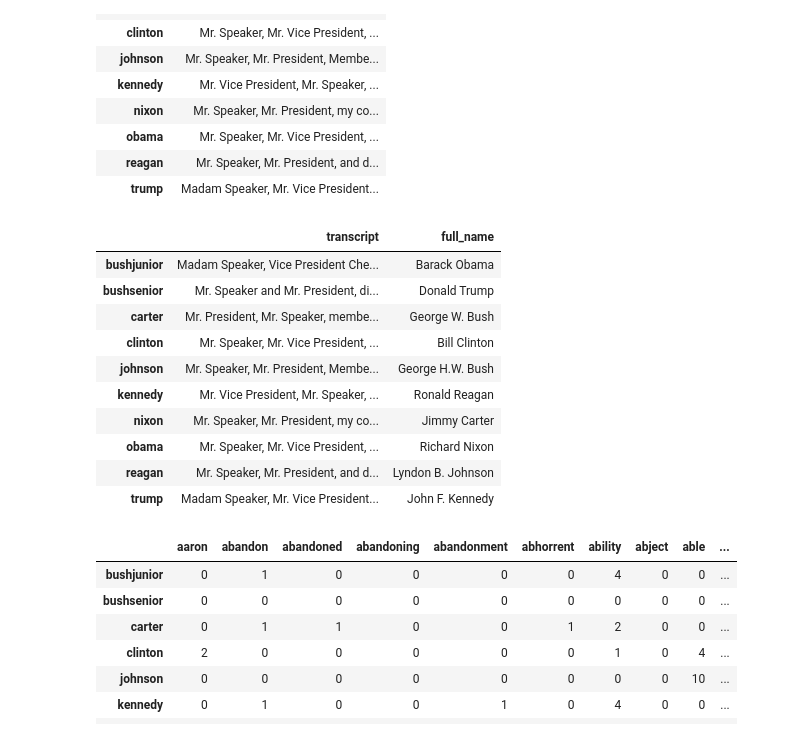
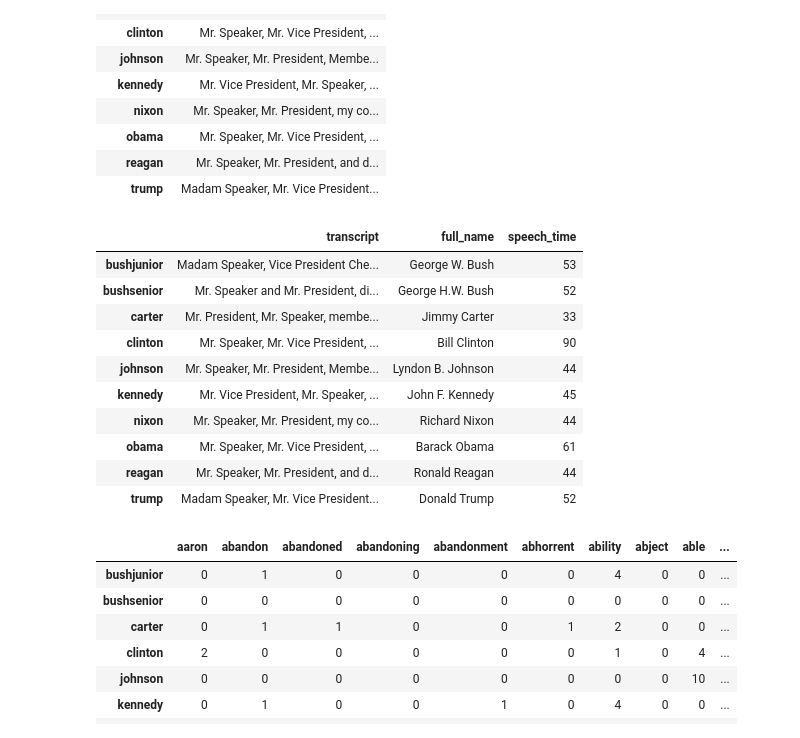
Before and after one commit to grem848/PythonExamProject2019, a Jupyter notebook: Data Cleaning.ipynb, the cells around one changed output. Cells and saved outputs as stored; diff of their text form; code cells hidden in the pictures.

```diff
--- a/Data Cleaning.ipynb
+++ b/Data Cleaning.ipynb
@@ -200,22 +200,23 @@ data_df
 | trump | Madam Speaker, Mr. Vice President... |
 # %%
 # Let's add the presidents' full names as well
-full_names = ['Barack Obama', 'Donald Trump', 'George W. Bush', 'Bill Clinton', 'George H.W. Bush', 'Ronald Reagan', 'Jimmy Carter', 'Richard Nixon', 'Lyndon B. Johnson', 'John F. Kennedy']
-
+full_names = ['George W. Bush', 'George H.W. Bush', 'Jimmy Carter', 'Bill Clinton', 'Lyndon B. Johnson', 'John F. Kennedy', 'Richard Nixon', 'Barack Obama', 'Ronald Reagan', 'Donald Trump']
+run_times = [53, 52, 33, 90, 44, 45, 44, 61, 44, 52]
 data_df['full_name'] = full_names
+data_df['speech_time'] = run_times
 data_df
 # %% [output]
-|  | transcript | full_name |
-| bushjunior | Madam Speaker, Vice President Che... | Barack Obama |
-| bushsenior | Mr. Speaker and Mr. President, di... | Donald Trump |
-| carter | Mr. President, Mr. Speaker, membe... | George W. Bush |
-| clinton | Mr. Speaker, Mr. Vice President, ... | Bill Clinton |
-| johnson | Mr. Speaker, Mr. President, Membe... | George H.W. Bush |
-| kennedy | Mr. Vice President, Mr. Speaker, ... | Ronald Reagan |
-| nixon | Mr. Speaker, Mr. President, my co... | Jimmy Carter |
-| obama | Mr. Speaker, Mr. Vice President, ... | Richard Nixon |
-| reagan | Mr. Speaker, Mr. President, and d... | Lyndon B. Johnson |
-| trump | Madam Speaker, Mr. Vice President... | John F. Kennedy |
+|  | transcript | full_name | speech_time |
+| bushjunior | Madam Speaker, Vice President Che... | George W. Bush | 53 |
+| bushsenior | Mr. Speaker and Mr. President, di... | George H.W. Bush | 52 |
+| carter | Mr. President, Mr. Speaker, membe... | Jimmy Carter | 33 |
+| clinton | Mr. Speaker, Mr. Vice President, ... | Bill Clinton | 90 |
+| johnson | Mr. Speaker, Mr. President, Membe... | Lyndon B. Johnson | 44 |
+| kennedy | Mr. Vice President, Mr. Speaker, ... | John F. Kennedy | 45 |
+| nixon | Mr. Speaker, Mr. President, my co... | Richard Nixon | 44 |
+| obama | Mr. Speaker, Mr. Vice President, ... | Barack Obama | 61 |
+| reagan | Mr. Speaker, Mr. President, and d... | Ronald Reagan | 44 |
+| trump | Madam Speaker, Mr. Vice President... | Donald Trump | 52 |
 # %%
 # Let's pickle it for later use
 data_df.to_pickle("corpus.pkl")
```
Also changed, not shown: parts of 1 cell of this notebook, 4 other files.
